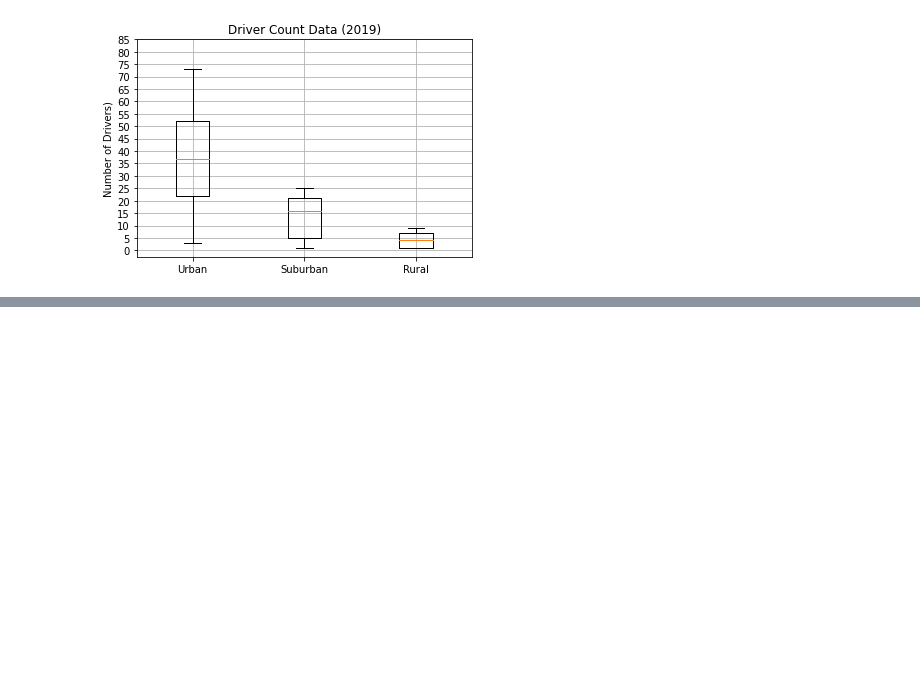
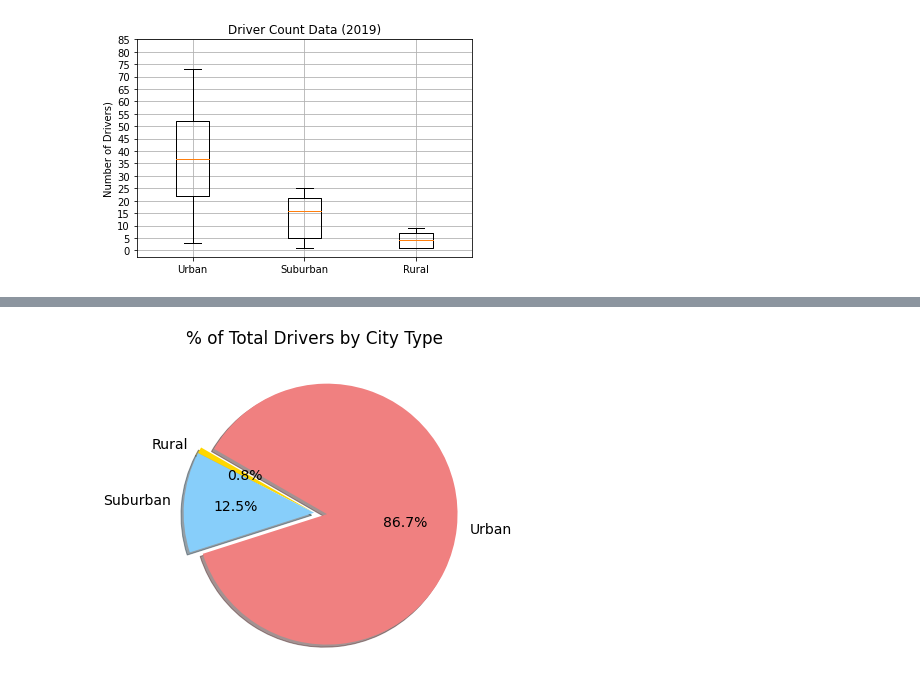
Before and after one commit to Jimena-QM/PyBer_Analysis, a Jupyter notebook: PyBer.ipynb, the cells around one changed output, grey strips where cells are left out. Saved outputs shown, nothing was run; the diff lists cells and outputs as text; code cells hidden in the pictures; blank space fills up the shorter version.

```diff
--- a/PyBer.ipynb
+++ b/PyBer.ipynb
@@ -474,0 +564,12 @@ plt.show()
+# %%
+# % of Drivers by city type Pie Chart
+plt.subplots(figsize=(10,6))
+plt.pie(drivers_percents, labels=labels_type , colors=colors, explode = explode_2, autopct='%1.1f%%', shadow=True, startangle=150)
+plt.title('% of Total Drivers by City Type')
+# Change defoult font size from 10 to 14 using mpl
+mpl.rcParams['font.size'] = 14
+#Save figure
+plt.savefig('analysis/Fig7.png')
+plt.show()
+# %% [output]
+[figure, added]
```
Also changed, not shown: parts of 10 cells of this notebook, 3 other files.
